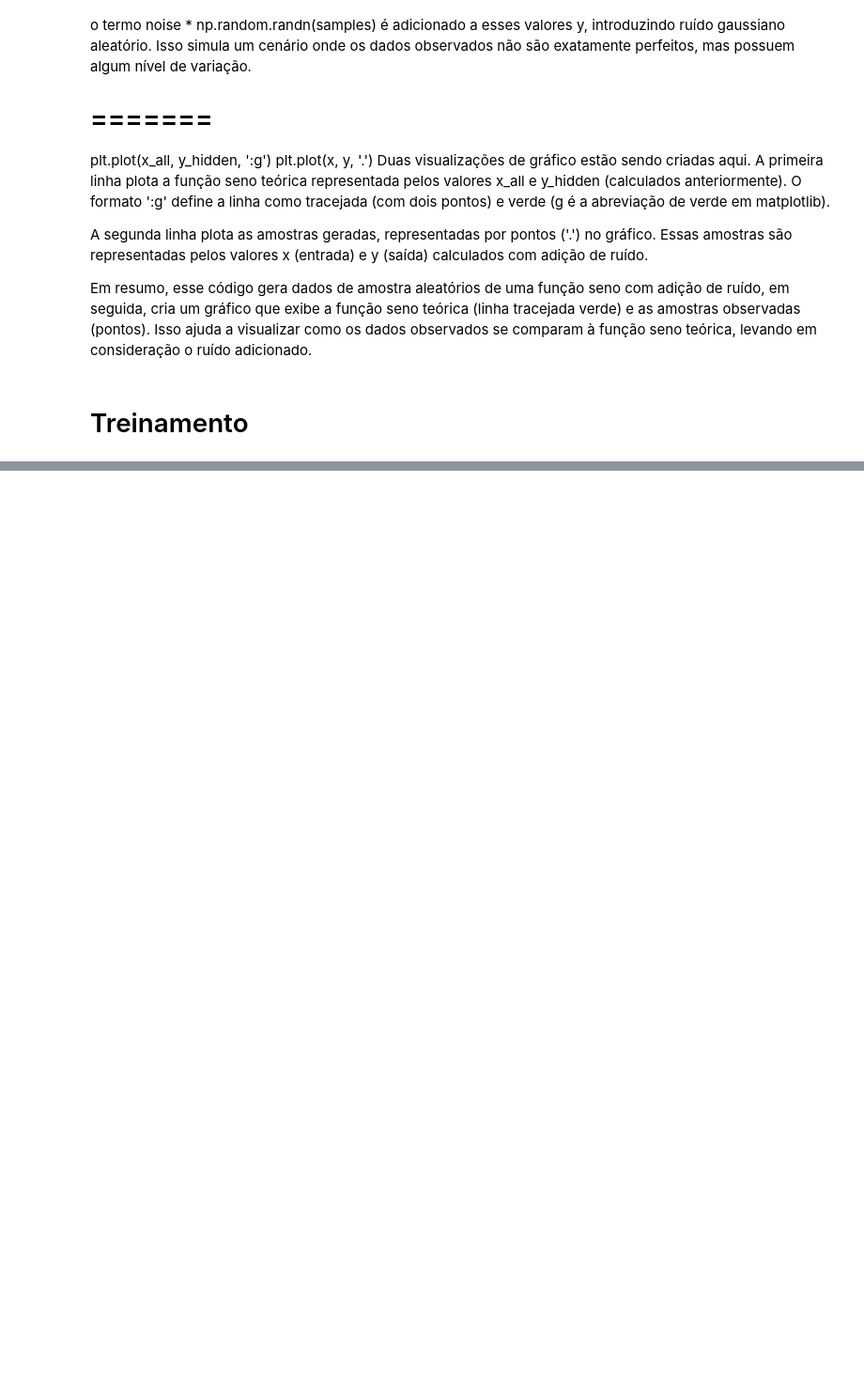
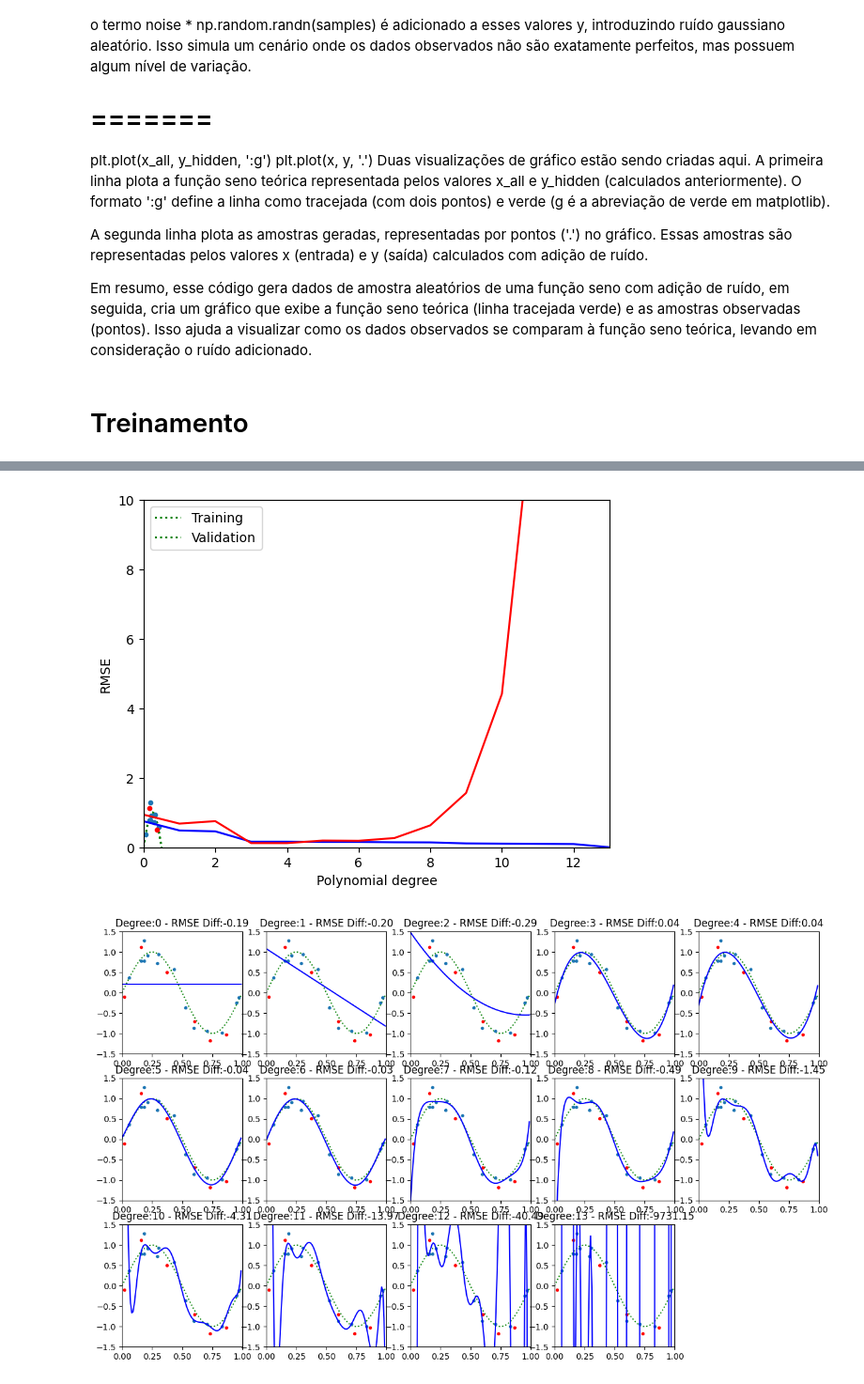
Before and after one commit to HallanMiranda/Machine_Learning, a Jupyter notebook: garantia_aprendizado.ipynb, the cells around one changed output, grey strips where cells are left out. Shown at 94% size. Cells and saved outputs as stored; diff of their text form; code cells hidden in the pictures; blank space fills up the shorter version.

```diff
--- a/garantia_aprendizado.ipynb
+++ b/garantia_aprendizado.ipynb
@@ -397,5 +397,3 @@ A segunda linha plota as amostras geradas, representadas por pontos ('.') no gr
 Em resumo, esse código gera dados de amostra aleatórios de uma função seno com adição de ruído, em seguida, cria um gráfico que exibe a função seno teórica (linha tracejada verde) e as amostras observadas (pontos). Isso ajuda a visualizar como os dados observados se comparam à função seno teórica, levando em consideração o ruído adicionado.
 # %% [markdown]
 # Treinamento
-# %%
-np.polyfit(X_train, y_train, p)# O grau do meu polinomio,parameytro q varia a te o fenomino acontecer  analogo a pr
@@ -403,0 +438,71 @@ x
+# %%
+plt.figure(figsize=(15, 9))
+for p in poly_degree:
+    plt.subplot(3, 5, p+1 )
+
+    y_pol = np.polyval( polys[p], x_all)
+    plt.plot(x_all, y_hidden, 'g')
+    plt.plot(X_train, y_train, '.')
+    plt.plot(x_val, y_val, '.r')
+    plt.plot(x_all, y_pol, 'b')
+    plt.title( poly_degree)
+    plt.axis((0, 1, -1.5, 1.5))
+# %%
+# # 0.0 Import Libraries
+import numpy as np
+import math
+import matplotlib.pyplot as plt
+from sklearn import model_selection as ms
+# # 1.0 Synthetic regression dataset
+hidden_law = np.vectorize(lambda x: math.sin(2*math.pi*x))  # made to run on vecto
+x_all = np.arange(0, 1, 0.01)
+y_hidden = hidden_law(x_all)
+plt.plot(x_all, y_hidden, ':g');
+np.random.seed(42)  # to make repeatable
+noise = 0.2
+samples = 20
+# dataset
+x = np.random.rand( samples )
+y = np.sin( 2*np.pi*x ) + noise*np.random.randn( samples )
+# split training and test dataset
+x_train, x_valid, y_train, y_valid = ms.train_test_split( x, y, test_size=0.3 )
+plt.plot(x_all, y_hidden, ':g')
+plt.plot(x_train, y_train, '.')
+plt.plot(x_valid, y_valid, 'r.')
+plt.legend(['Hidden law', 'Train', 'Validation']);
+# ## Treinamento
+max_poly_degree = 14
+poly_degrees = range(max_poly_degree)
+polys = []
+for p in poly_degrees:
+    poly_model = np.polyfit( x_train, y_train, p )
+    polys.append( poly_model )
+rmse_train = np.zeros( max_poly_degree )
+rmse_val = np.zeros( max_poly_degree)
+for p in poly_degrees:
+    # predict over training dataset
+    yhat_train = np.polyval( polys[p], x_train)
+    rmse_train[p] = np.sqrt( np.mean( np.square( yhat_train - y_train ) ) )
+    # predict over validation dataset
+    yhat_val = np.polyval( polys[p], x_val )
+    rmse_val[p] = np.sqrt( np.mean( np.square( yhat_val - y_val ) ) )
+plt.plot( poly_degrees, rmse_train, 'b' )
+plt.plot( poly_degrees, rmse_val, 'r' )
+plt.axis( ( 0, max_poly_degree-1, 0, 10 ) )
+plt.legend(['Training', 'Validation'])
+plt.xlabel('Polynomial degree')
+plt.ylabel('RMSE');
+plt.figure(figsize=(20, 15))
+for p in poly_degrees:
+    plt.subplot(3, 5, p+1)
+    y_pol = np.polyval(polys[p], x_all)
+    plt.plot(x_all, y_hidden, ':g')
+    plt.plot(x_train, y_train, '.')
+
+    plt.plot(x_val, y_val, 'r.')
+    plt.plot(x_all, y_pol, 'b')
+    plt.title('Degree:{} - RMSE Diff:{:.2f}'.format(p, rmse_train[p] - rmse_val[p]))
+    plt.axis((0, 1, -1.5, 1.5))
+# %% [output]
+[figure, added]
+[figure, added]
```
Also changed, not shown: parts of 7 cells of this notebook.
